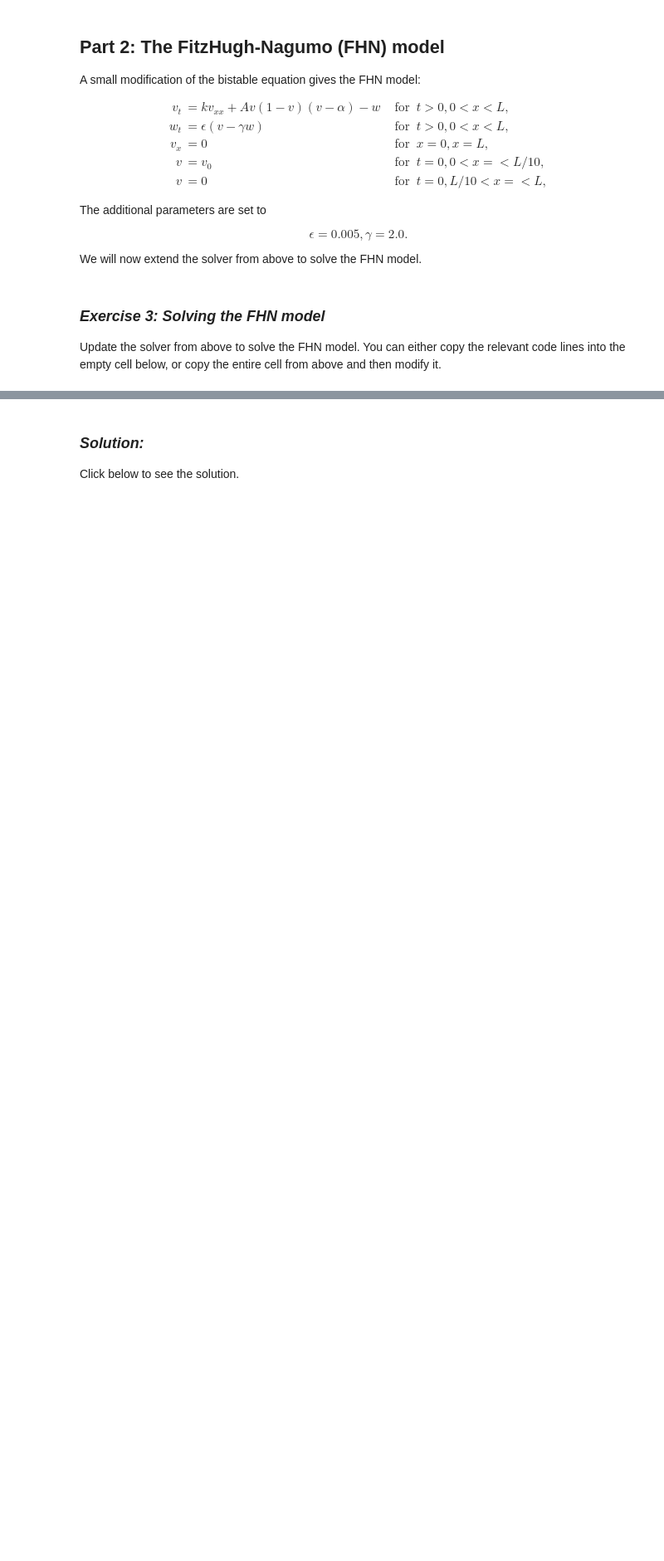
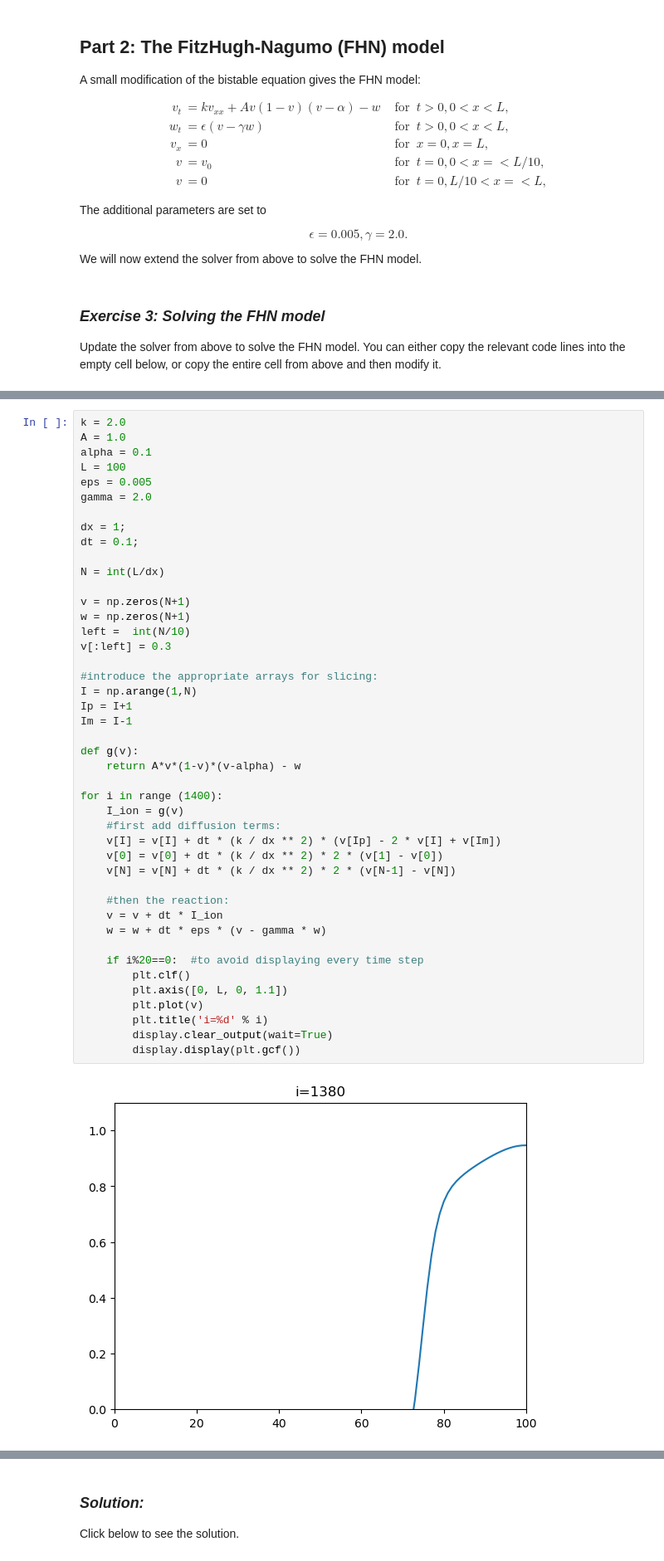
Before and after one commit to rakshakonanur/SSCP_lectures_RK, a Jupyter notebook: L08 (Electrical Conduction in the Heart)/L8_cardiac.ipynb, the cells around one changed output, grey strips where cells are left out. Shown: that part at 83% size. Drawn from its saved outputs; the diff is of its cells as text; blank space fills up the shorter version.

```diff
--- a/L08 (Electrical Conduction in the Heart)/L8_cardiac.ipynb
+++ b/L08 (Electrical Conduction in the Heart)/L8_cardiac.ipynb
@@ -425,0 +433,46 @@ Update the solver from above to solve the FHN model. You can either copy the rel
+# %%
+k = 2.0
+A = 1.0
+alpha = 0.1
+L = 100
+eps = 0.005
+gamma = 2.0
+
+dx = 1;
+dt = 0.1;
+
+N = int(L/dx)
+
+v = np.zeros(N+1)
+w = np.zeros(N+1)
+left =  int(N/10)
+v[:left] = 0.3
+
+#introduce the appropriate arrays for slicing:
+I = np.arange(1,N)
+Ip = I+1
+Im = I-1
+
+def g(v):
+    return A*v*(1-v)*(v-alpha) - w
+
+for i in range (1400):
+    I_ion = g(v)
+    #first add diffusion terms:
+    v[I] = v[I] + dt * (k / dx ** 2) * (v[Ip] - 2 * v[I] + v[Im])
+    v[0] = v[0] + dt * (k / dx ** 2) * 2 * (v[1] - v[0])
+    v[N] = v[N] + dt * (k / dx ** 2) * 2 * (v[N-1] - v[N])
+
+    #then the reaction:
+    v = v + dt * I_ion
+    w = w + dt * eps * (v - gamma * w)
+
+    if i%20==0:  #to avoid displaying every time step
+        plt.clf()
+        plt.axis([0, L, 0, 1.1])
+        plt.plot(v)
+        plt.title('i=%d' % i)
+        display.clear_output(wait=True)
+        display.display(plt.gcf())
+# %% [output]
+[figure, added]
```
Also changed, not shown: parts of 6 cells of this notebook, 1 other file.
